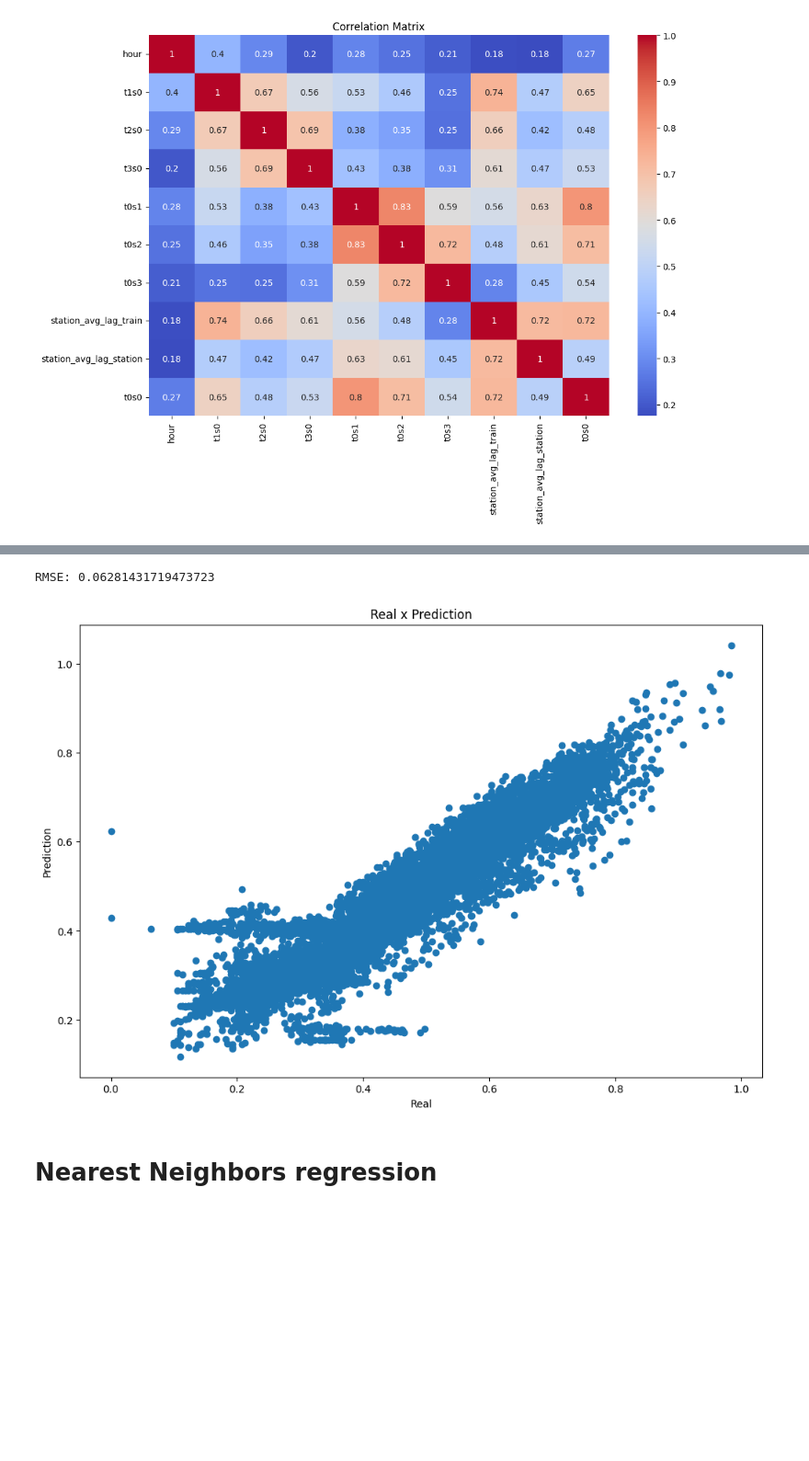
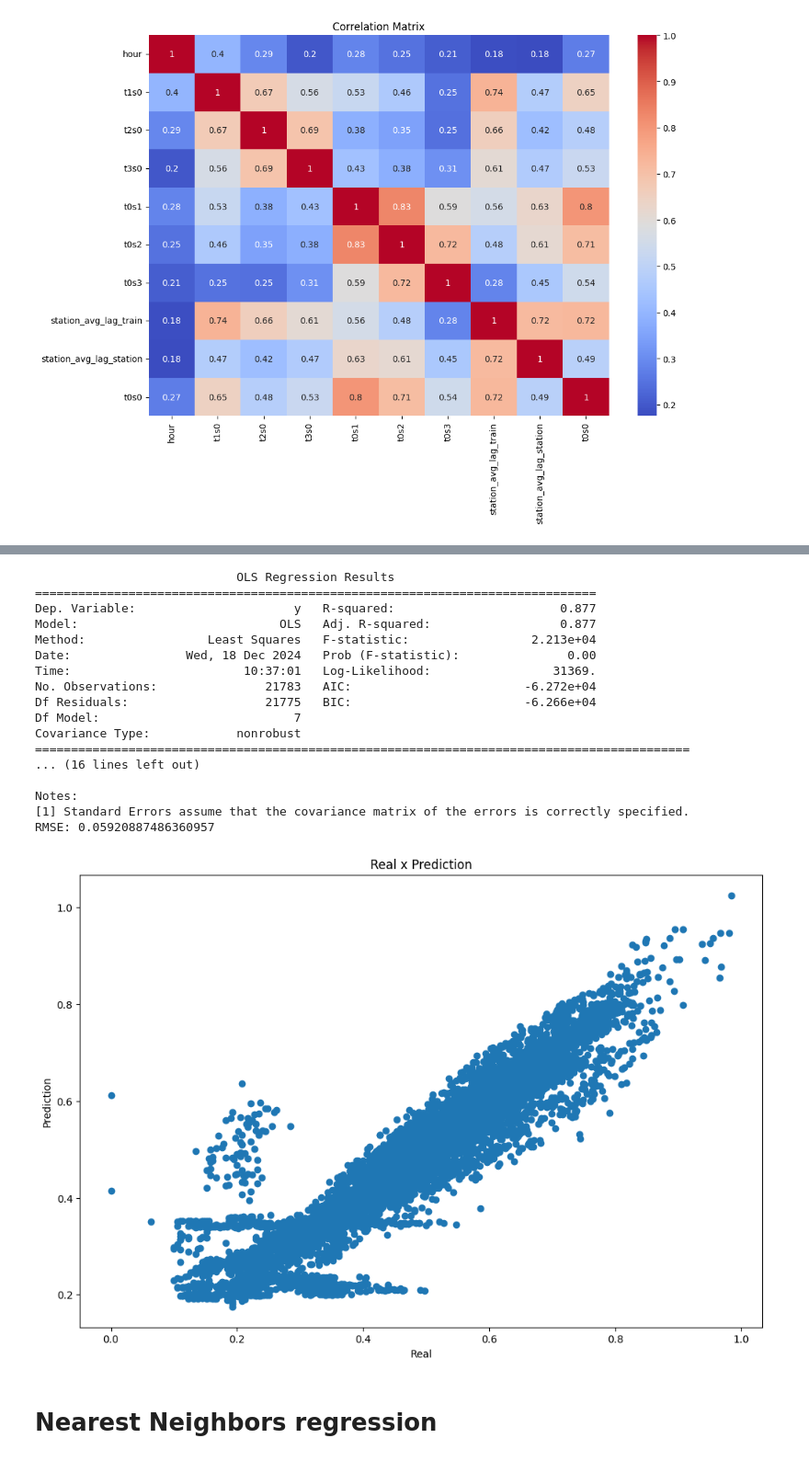
Before and after one commit to ArthurMbraga/machine-learning-project-CSC7201, a Jupyter notebook: project_new.ipynb, the cells around one changed output, grey strips where cells are left out. Shown at 92% size. Saved outputs shown, nothing was run; the diff lists cells and outputs as text; code cells hidden in the pictures; blank space fills up the shorter version.

```diff
--- a/project_new.ipynb
+++ b/project_new.ipynb
@@ -118,25 +143,44 @@ Combination: ('t2s0', 't0s1', 't0s2', 't0s3', 'station_avg_lag_train', 'station_
 # %%
 model = AndreaLinearRegression()
 
 # get cols from the best solution
-best_comb = list(best_solutions[0][1])
+best_comb = list(('t1s0', 't2s0', 't0s1', 't0s2', 't0s3', 'station_avg_lag_train', 'station_avg_lag_station'))
 
 
 model.fit(df_train[best_comb], df_train[target], column_names=list(best_comb))
+
+model.summary()
+
 prediction = model.predict(df_test[best_comb])
 error = math.sqrt(mean_squared_error(df_test[target], prediction))
 print(f"RMSE: {error}")
 
 # print prediction x real
 plt.figure(figsize=(12, 8))
 plt.scatter(df_test[target], prediction)
 plt.xlabel('Real')
 plt.ylabel('Prediction')
 plt.title('Real x Prediction')
 plt.show()
 # %% [output]
-RMSE: 0.06281431719473723
+                            OLS Regression Results
+==============================================================================
+Dep. Variable:                      y   R-squared:                       0.877
+Model:                            OLS   Adj. R-squared:                  0.877
+Method:                 Least Squares   F-statistic:                 2.213e+04
+Date:                Wed, 18 Dec 2024   Prob (F-statistic):               0.00
+Time:                        10:37:01   Log-Likelihood:                 31369.
+No. Observations:               21783   AIC:                        -6.272e+04
+Df Residuals:                   21775   BIC:                        -6.266e+04
+Df Model:                           7
+Covariance Type:            nonrobust
+===========================================================================================
+... (16 lines left out)
+
+Notes:
+[1] Standard Errors assume that the covariance matrix of the errors is correctly specified.
+RMSE: 0.05920887486360957
-[figure, old version]
+[figure, new version]
 # %% [markdown]
 # Nearest Neighbors regression
 # %%
```
Also changed, not shown: parts of 7 cells of this notebook, 1 other file.
